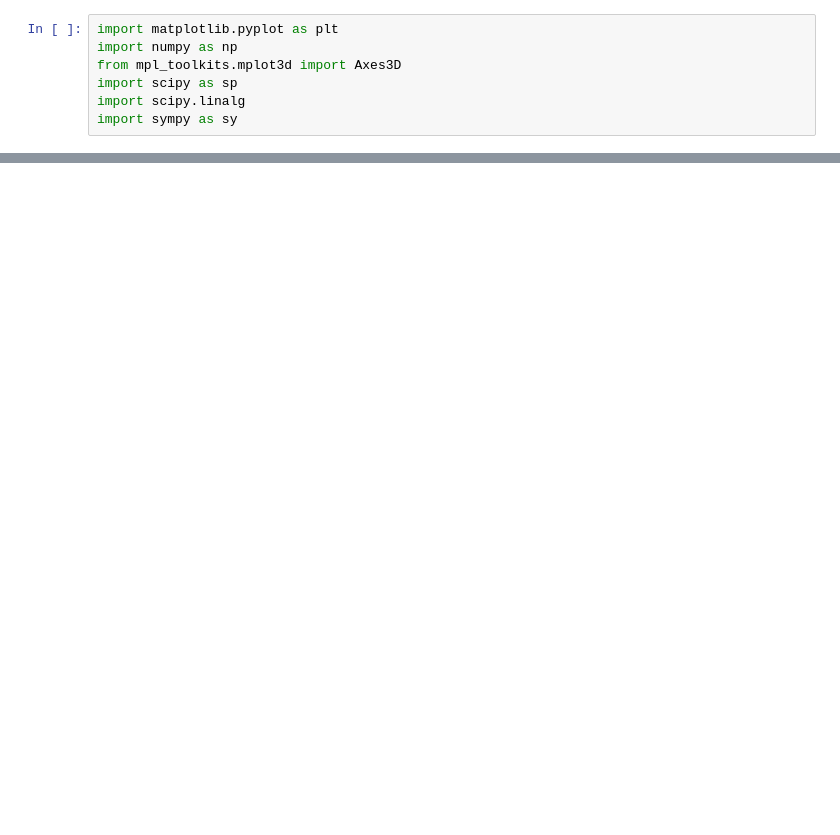
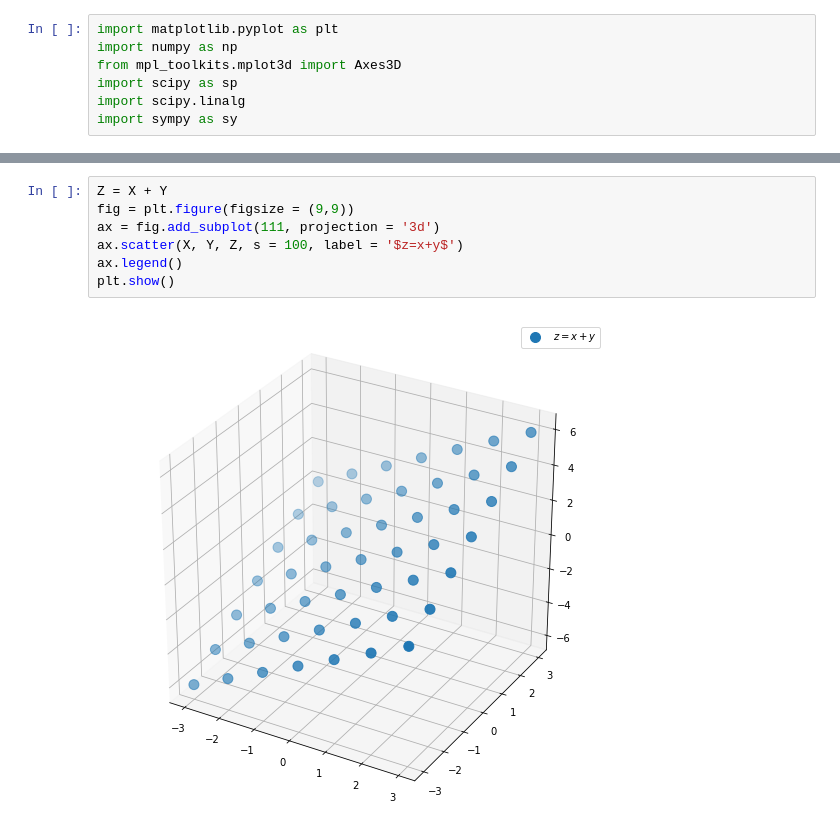
Before and after one commit to thanethereal/Data-Science-Roadmap, a Jupyter notebook: Linear_Algebra/Chapter1.ipynb, the cells around one changed output, grey strips where cells are left out. Drawn from its saved outputs; the diff is of its cells as text; blank space fills up the shorter version.

```diff
--- a/Linear_Algebra/Chapter1.ipynb
+++ b/Linear_Algebra/Chapter1.ipynb
@@ -29,0 +69,9 @@ ax.grid()
+# %%
+Z = X + Y
+fig = plt.figure(figsize = (9,9))
+ax = fig.add_subplot(111, projection = '3d')
+ax.scatter(X, Y, Z, s = 100, label = '$z=x+y$')
+ax.legend()
+plt.show()
+# %% [output]
+[figure, added]
```
Also changed, not shown: parts of 4 cells of this notebook.
